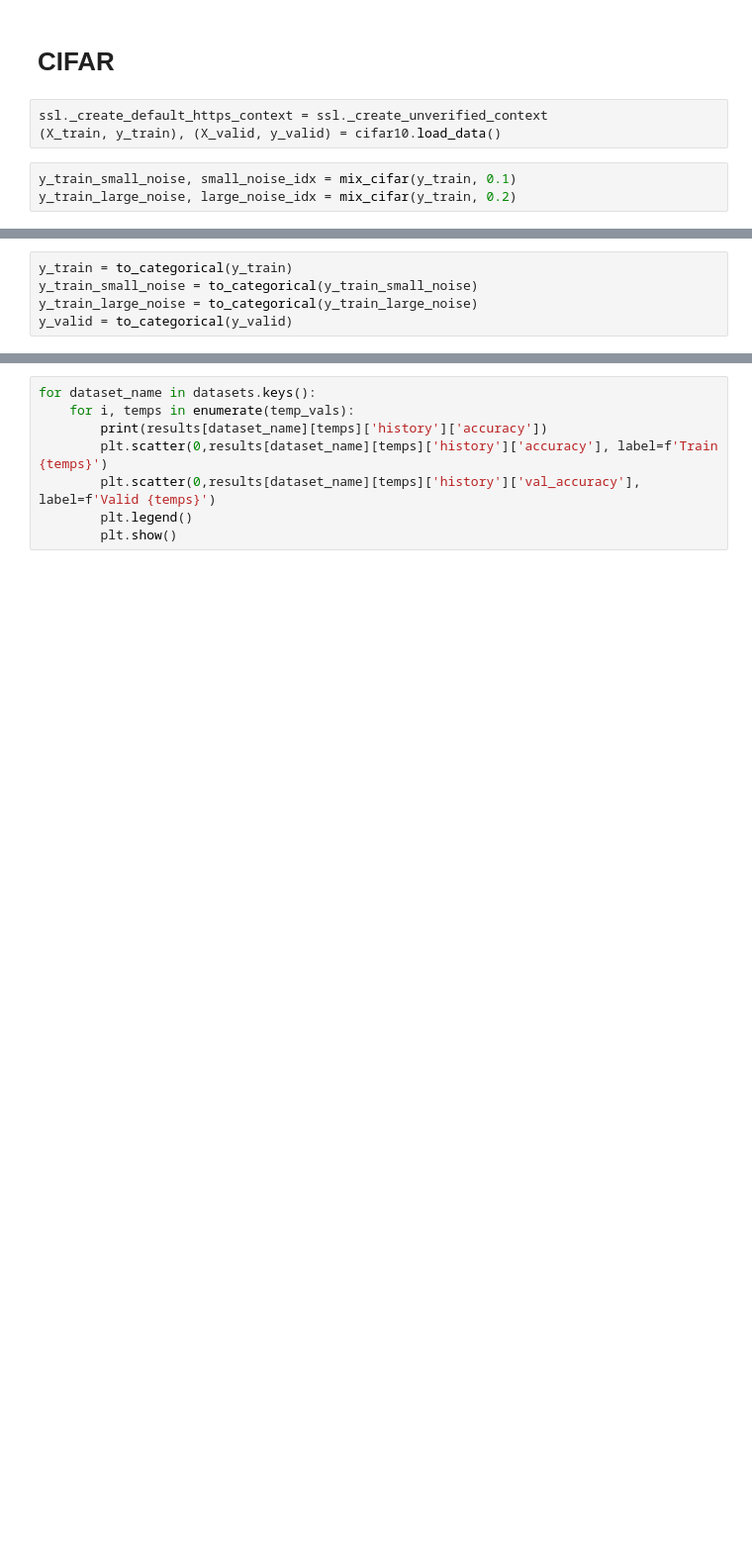
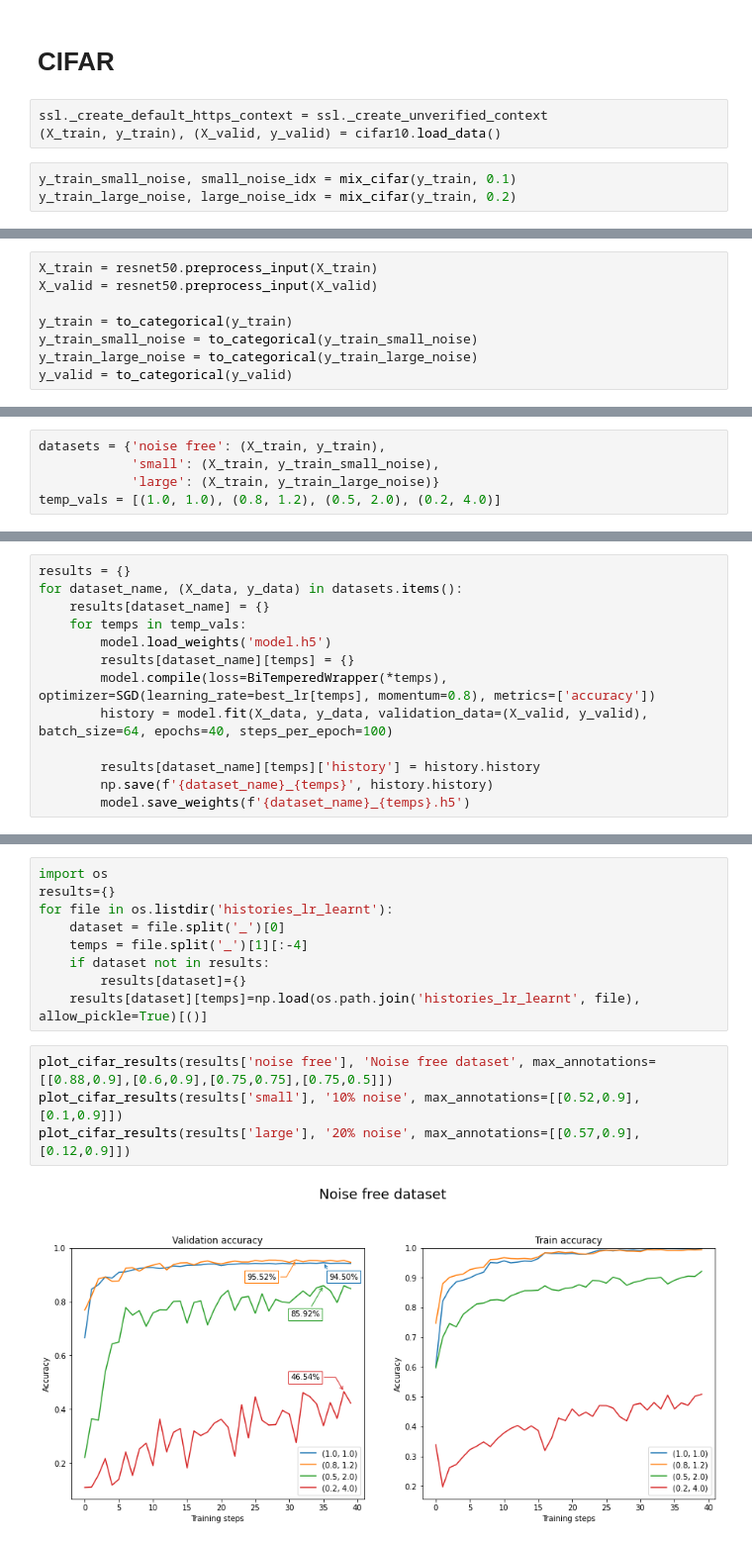
Before and after one commit to wblachowski/training-with-bitempered, a Jupyter notebook: Untitled.ipynb, the cells around one changed output, grey strips where cells are left out. Shown at 99% size. Drawn from its saved outputs; the diff is of its cells as text; blank space fills up the shorter version.

```diff
--- a/Untitled.ipynb
+++ b/Untitled.ipynb
@@ -170,4 +167,7 @@ plot_cifar(X_train[small_noise_idx], y_train_small_noise[small_noise_idx])
 # %%
+X_train = resnet50.preprocess_input(X_train)
+X_valid = resnet50.preprocess_input(X_valid)
+
 y_train = to_categorical(y_train)
 y_train_small_noise = to_categorical(y_train_small_noise)
 y_train_large_noise = to_categorical(y_train_large_noise)
@@ -222,0 +190,5 @@ Epoch 10/20
+# %%
+datasets = {'noise free': (X_train, y_train),
+            'small': (X_train, y_train_small_noise),
+            'large': (X_train, y_train_large_noise)}
+temp_vals = [(1.0, 1.0), (0.8, 1.2), (0.5, 2.0), (0.2, 4.0)]
@@ -222,0 +217,13 @@ Epoch 10/20
+# %%
+results = {}
+for dataset_name, (X_data, y_data) in datasets.items():
+    results[dataset_name] = {}
+    for temps in temp_vals:
+        model.load_weights('model.h5')
+        results[dataset_name][temps] = {}
+        model.compile(loss=BiTemperedWrapper(*temps), optimizer=SGD(learning_rate=best_lr[temps], momentum=0.8), metrics=['accuracy'])
+        history = model.fit(X_data, y_data, validation_data=(X_valid, y_valid), batch_size=64, epochs=40, steps_per_epoch=100)
+
+        results[dataset_name][temps]['history'] = history.history
+        np.save(f'{dataset_name}_{temps}', history.history)
+        model.save_weights(f'{dataset_name}_{temps}.h5')
@@ -223,8 +232,15 @@ Epoch 10/20
 # %%
-for dataset_name in datasets.keys():
-    for i, temps in enumerate(temp_vals):
-        print(results[dataset_name][temps]['history']['accuracy'])
-        plt.scatter(0,results[dataset_name][temps]['history']['accuracy'], label=f'Train {temps}')
-        plt.scatter(0,results[dataset_name][temps]['history']['val_accuracy'], label=f'Valid {temps}')
-        plt.legend()
-        plt.show()
+import os
+results={}
+for file in os.listdir('histories_lr_learnt'):
+    dataset = file.split('_')[0]
+    temps = file.split('_')[1][:-4]
+    if dataset not in results:
+        results[dataset]={}
+    results[dataset][temps]=np.load(os.path.join('histories_lr_learnt', file), allow_pickle=True)[()]
+# %%
+plot_cifar_results(results['noise free'], 'Noise free dataset', max_annotations=[[0.88,0.9],[0.6,0.9],[0.75,0.75],[0.75,0.5]])
+plot_cifar_results(results['small'], '10% noise', max_annotations=[[0.52,0.9],[0.1,0.9]])
+plot_cifar_results(results['large'], '20% noise', max_annotations=[[0.57,0.9],[0.12,0.9]])
+# %% [output]
+[figure, added]
```
Also changed, not shown: parts of 17 cells of this notebook.
